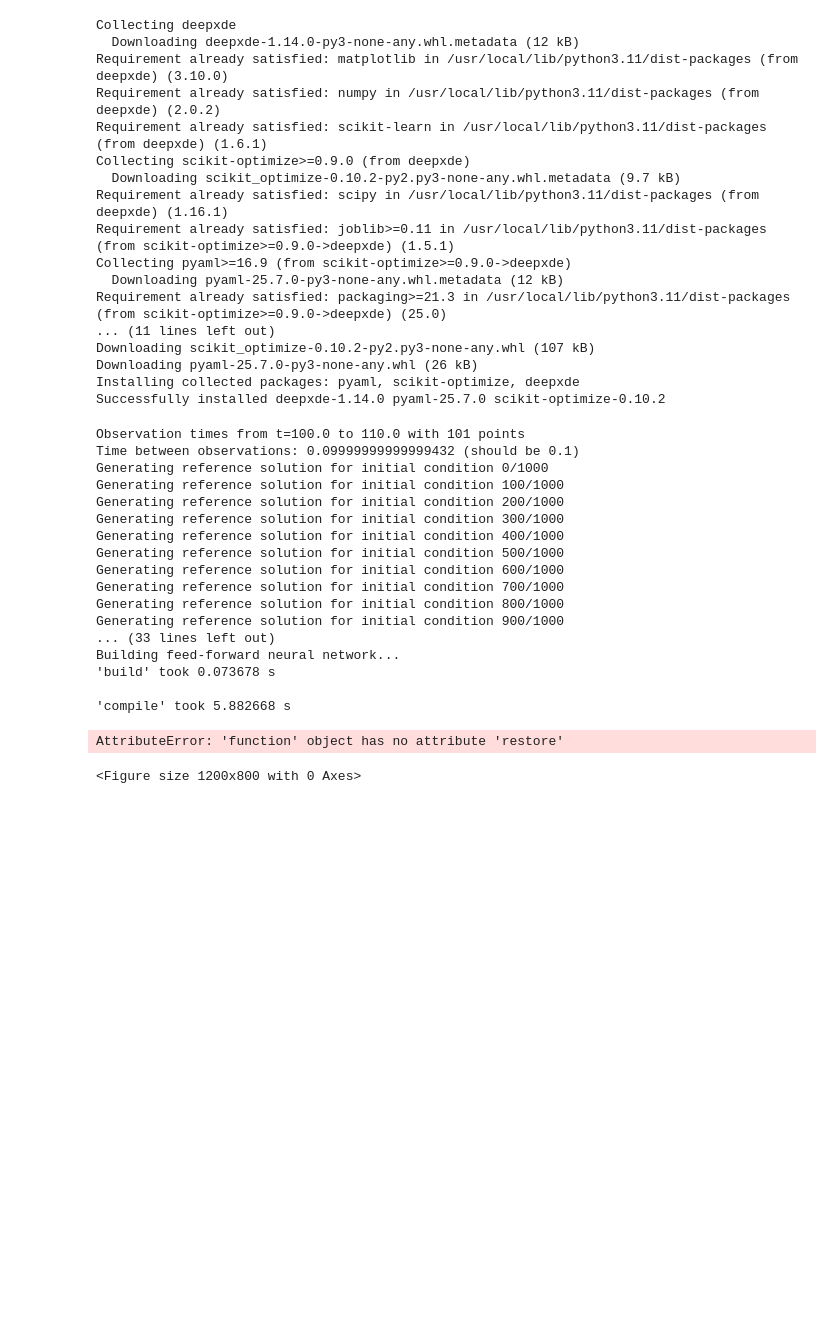
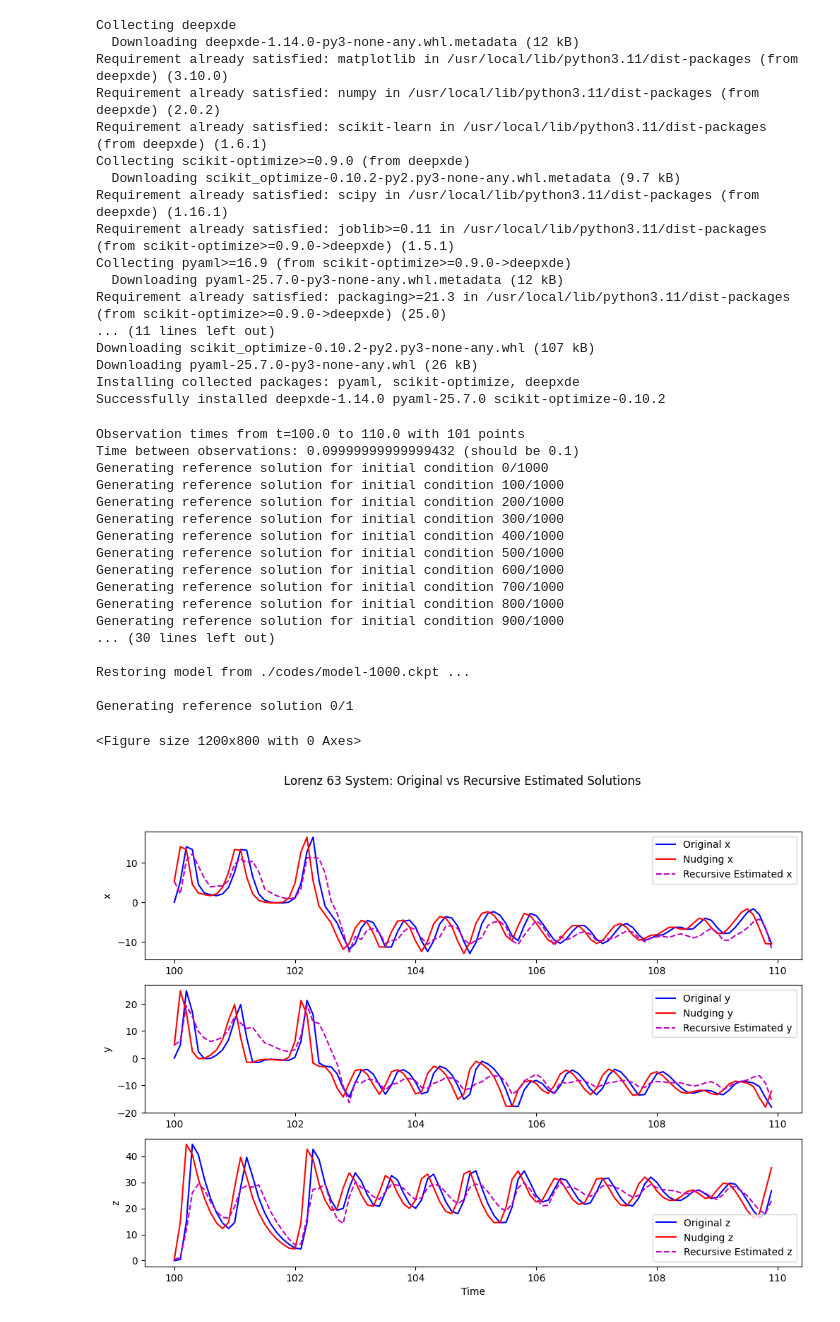
Before and after one commit to Zeusfire2058/code_stuff_woo, a Jupyter notebook: Lorenz_63.ipynb, the cells around one changed output. Cells and saved outputs as stored; diff of their text form; code cells hidden in the pictures; blank space fills up the shorter version.

```diff
--- a/Lorenz_63.ipynb
+++ b/Lorenz_63.ipynb
@@ -201,8 +201,9 @@ net = dde.nn.FNN([4] + [50] * 3 + [3], "tanh", "Glorot normal")
 model_63 = dde.Model(data, net)
 model_63.compile("adam", lr=0.001, metrics = ["l2 relative error"])
 checkpointer = dde.callbacks.ModelCheckpoint("./codes/model", verbose=1, save_better_only= True)
-loss_history, train_state = model_63.train(epochs=2000, callbacks=[checkpointer])
-
+loss_history, train_state = model_63.train(epochs=1000, callbacks=[checkpointer])
+model_63.restore("./codes/model-"+ str(train_state.best_step) + ".ckpt", verbose=1)
+#loaded_model = model_63.restore("./codes/model-"+ str(train_state.best_step) + ".ckpt", verbose=1)
 '''
 # Define checkpoint path
 save_dir = "/content/checkpoints"
@@ -265,16 +266,6 @@ original_test, nudged_test = test_lorenz_with_nudging()
 
 # Load the saved model weights
 
-X_train, X_test, y_train, y_test = train_test_split(input, nudged, train_size=0.8)
-
-data = dde.data.Triple(X_train, y_train, X_test , y_test = y_test)
-net = dde.nn.FNN([4] + [50] * 3 + [3], "tanh", "Glorot normal")
-
-loaded_model = dde.Model(data, net)
-loaded_model.compile("adam", lr=0.001, metrics = ["l2 relative error"])
-loaded_model.restore.restore("./codes/model-"+ str(train_state.best_step) + ".ckpt", verbose=1)
-
-
 # Get the initial state from the nudged solution of the test data
 initial_state = nudged_test[0]
 
@@ -297,7 +288,7 @@ for k in range(len(observation_times) - 2): #-2 to make it the same length as ot
     current_input = current_input.reshape(1, -1)
 
     # Predict the next state: w(t_{k+1})
-    next_state_prediction = loaded_model.predict(current_input)
+    next_state_prediction = model_63.predict(current_input)
 
     # Extract the predicted state (remove the batch dimension)
     next_state_prediction = next_state_prediction[0]
@@ -334,36 +325,36 @@ plt.plot(t, original_test[:, 1], 'b-', label='Original y')
 plt.plot(t, nudged_test[:, 1], 'r-', label = 'Nudging y')
 plt.plot(t, y_recursive, 'm--', label='Recursive Estimated y')
 plt.ylabel('y')
 plt.legend()
 
 # Plot z components
 plt.subplot(3, 1, 3)
 plt.plot(t, original_test[:, 2], 'b-', label='Original z')
 plt.plot(t, nudged_test[:, 2], 'r-', label = 'Nudging z')
 plt.plot(t, z_recursive, 'm--', label='Recursive Estimated z')
 plt.ylabel('z')
 plt.xlabel('Time')
 plt.legend()
 
 plt.suptitle('Lorenz 63 System: Original vs Recursive Estimated Solutions')
 plt.show()
 # %% [output]
 Observation times from t=100.0 to 110.0 with 101 points
 Time between observations: 0.09999999999999432 (should be 0.1)
 Generating reference solution for initial condition 0/1000
 Generating reference solution for initial condition 100/1000
 Generating reference solution for initial condition 200/1000
 Generating reference solution for initial condition 300/1000
 Generating reference solution for initial condition 400/1000
 Generating reference solution for initial condition 500/1000
 Generating reference solution for initial condition 600/1000
 Generating reference solution for initial condition 700/1000
 Generating reference solution for initial condition 800/1000
 Generating reference solution for initial condition 900/1000
-... (33 lines left out)
-Building feed-forward neural network...
-'build' took 0.073678 s
+... (30 lines left out)
 
-'compile' took 5.882668 s
+Restoring model from ./codes/model-1000.ckpt ...
+
+Generating reference solution 0/1
-AttributeError: 'function' object has no attribute 'restore'
+<Figure size 1200x800 with 0 Axes>
-<Figure size 1200x800 with 0 Axes>
+[figure, added]
```
